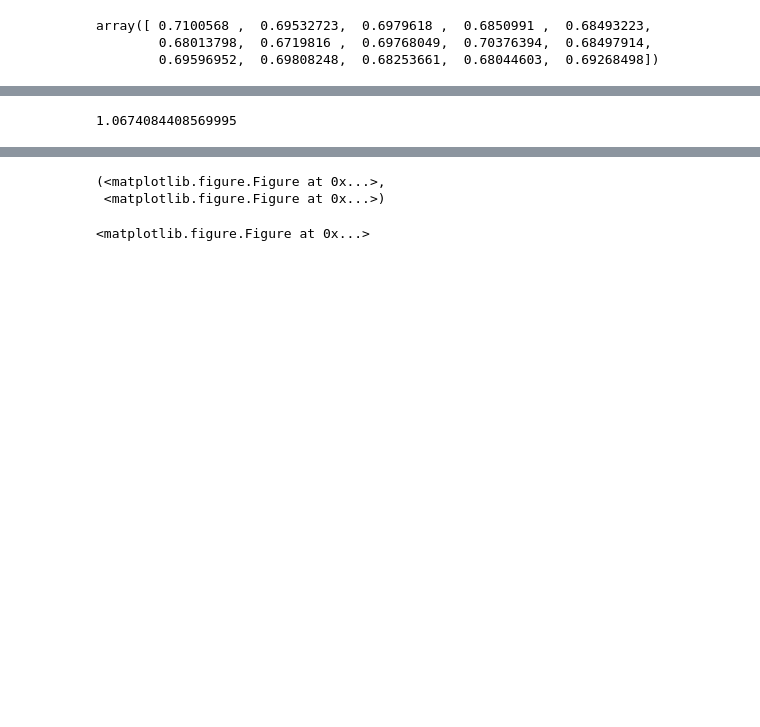
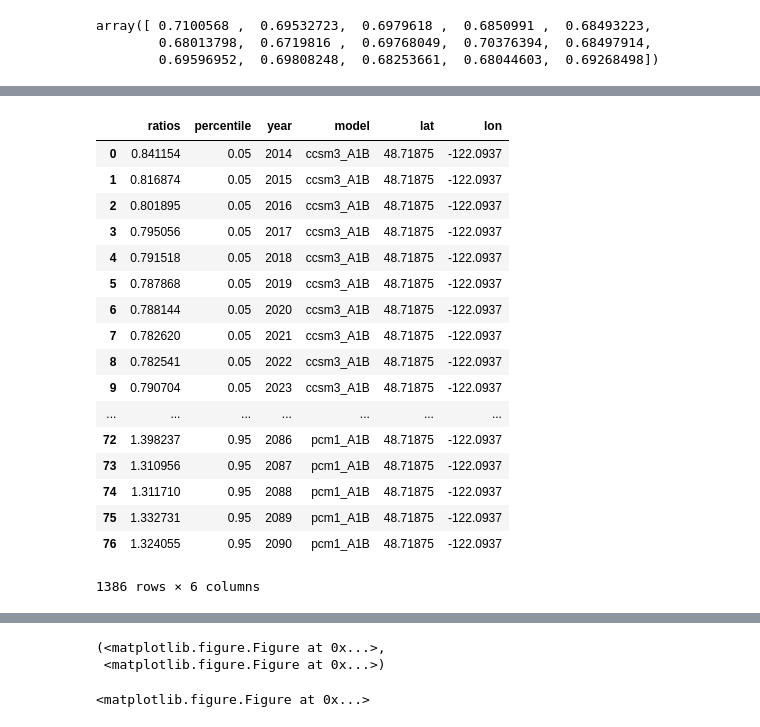
Before and after one commit to ao6372/WashingtonWaterways, a Jupyter notebook: dataset exploration-laptop.ipynb, the cells around one changed output, grey strips where cells are left out. Drawn from its saved outputs; the diff is of its cells as text; code cells hidden in the pictures; blank space fills up the shorter version.

```diff
--- a/dataset exploration-laptop.ipynb
+++ b/dataset exploration-laptop.ipynb
@@ -260,0 +285,34 @@ votepctl.to_csv('probability.csv')
+# %%
+def convertdf_tosql(startyear, coord, endyear, dfpaths, modelist):
+    pctldfslist=[]
+    lat=float(coord[1:9])
+    lon=float(coord[11:20])
+    for dfpath,modelname in zip(dfpaths, modelist):
+        df=pd.read_csv(dfpath)
+        df.index=df['wateryear']
+        pctldf=convertfiles_toratios(startyear, coord, endyear, dfsource=df)
+        tpctldf=pctldf.T
+        five=tpctldf.iloc[:,0]
+        fifty=tpctldf.iloc[:,1]
+        ninetyfive=tpctldf.iloc[:,2]
+
+        dfsql5=pd.DataFrame(data=five.values, columns=['ratios'])
+        dfsql5['percentile']=.05
+        dfsql5['year']=pctldf.columns
+        dfsql50=pd.DataFrame(data=fifty.values, columns=['ratios'])
+        dfsql50['percentile']=.5
+        dfsql50['year']=pctldf.columns
+        dfsql95=pd.DataFrame(data=ninetyfive.values, columns=['ratios'])
+        dfsql95['percentile']=.95
+        dfsql95['year']=pctldf.columns
+
+
+        dfsql=pd.concat([dfsql5,dfsql50,dfsql95])
+        dfsql['model']=modelname
+        pctldfslist.append(dfsql)
+
+    dfsqlall=pd.concat(pctldfslist)
+    dfsqlall['lat']=lat
+    dfsqlall['lon']=lon
+
+    return dfsqlall
@@ -260,0 +341,30 @@ votepctl.to_csv('probability.csv')
+# %%
+coord='(48.71875, -122.09375)'
+startyear=2013
+endyear=2090
+thresh=1
+paths=dfpathsA1
+
+modelist=['ccsm3_A1B','cgcm3.1_t47_A1B','cnrm_cm3_A1B','echam5_A1B',
+                'echo_g_A1B', 'pcm1_A1B']
+
+convertdf_tosql(startyear, coord, endyear, dfpaths, modelist)
+# %% [output]
+|  | ratios | percentile | year | model | lat | lon |
+| 0 | 0.841154 | 0.05 | 2014 | ccsm3_A1B | 48.71875 | -122.0937 |
+| 1 | 0.816874 | 0.05 | 2015 | ccsm3_A1B | 48.71875 | -122.0937 |
+| 2 | 0.801895 | 0.05 | 2016 | ccsm3_A1B | 48.71875 | -122.0937 |
+| 3 | 0.795056 | 0.05 | 2017 | ccsm3_A1B | 48.71875 | -122.0937 |
+| 4 | 0.791518 | 0.05 | 2018 | ccsm3_A1B | 48.71875 | -122.0937 |
+| 5 | 0.787868 | 0.05 | 2019 | ccsm3_A1B | 48.71875 | -122.0937 |
+| 6 | 0.788144 | 0.05 | 2020 | ccsm3_A1B | 48.71875 | -122.0937 |
+| 7 | 0.782620 | 0.05 | 2021 | ccsm3_A1B | 48.71875 | -122.0937 |
+| 8 | 0.782541 | 0.05 | 2022 | ccsm3_A1B | 48.71875 | -122.0937 |
+| 9 | 0.790704 | 0.05 | 2023 | ccsm3_A1B | 48.71875 | -122.0937 |
+| ... | ... | ... | ... | ... | ... | ... |
+| 72 | 1.398237 | 0.95 | 2086 | pcm1_A1B | 48.71875 | -122.0937 |
+| 73 | 1.310956 | 0.95 | 2087 | pcm1_A1B | 48.71875 | -122.0937 |
+| 74 | 1.311710 | 0.95 | 2088 | pcm1_A1B | 48.71875 | -122.0937 |
+| 75 | 1.332731 | 0.95 | 2089 | pcm1_A1B | 48.71875 | -122.0937 |
+| 76 | 1.324055 | 0.95 | 2090 | pcm1_A1B | 48.71875 | -122.0937 |
+1386 rows × 6 columns
@@ -262,8 +374,3 @@ votepctl.to_csv('probability.csv')
 fivepctldf.to_csv('ratio.csv')
 # %%
 meanlist=list(fivepctldf.mean())
-# %%
-percentchange=[abs(meanlist[i]-meanlist[i-1])/meanlist[i-1] for i in range(len(meanlist))]
-sum(percentchange)
-# %% [output]
-1.0674084408569995
```
Also changed, not shown: parts of 24 cells of this notebook, 5 other files.
